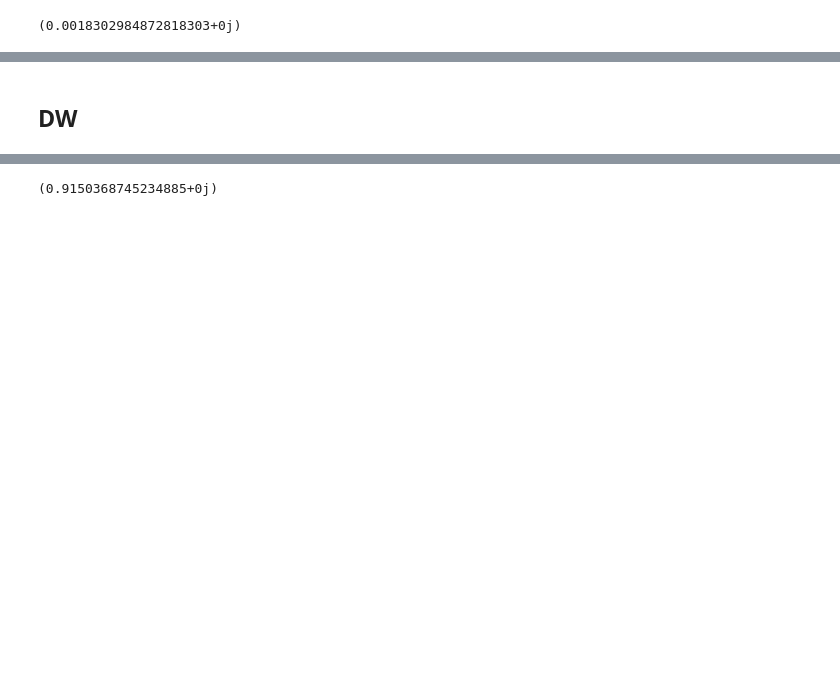
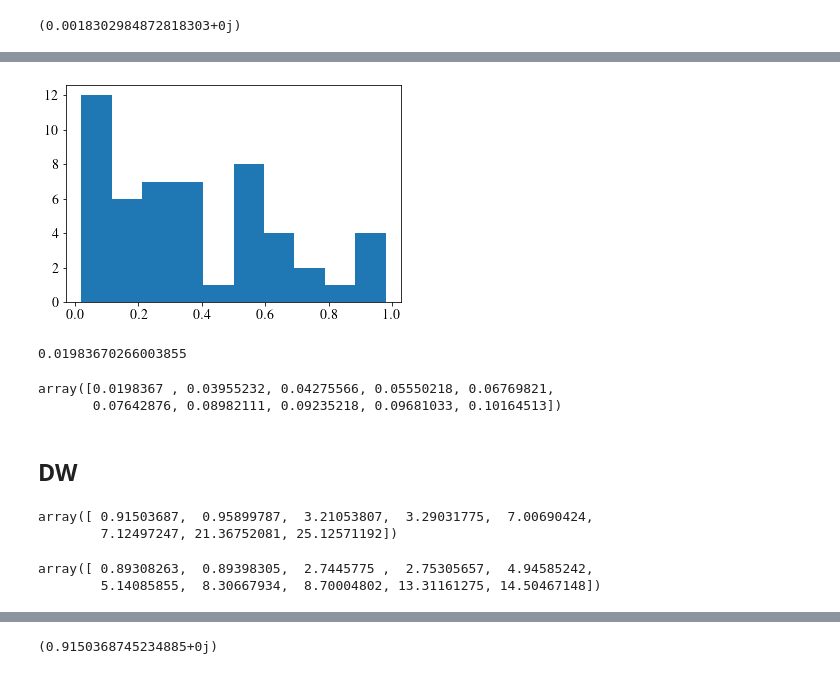
Before and after one commit to chrisculver/SUSY_QuantumComputing, a Jupyter notebook: tutorials/VQE.ipynb, the cells around one changed output, grey strips where cells are left out. Cells and saved outputs as stored; diff of their text form; code cells hidden in the pictures; blank space fills up the shorter version.

```diff
--- a/tutorials/VQE.ipynb
+++ b/tutorials/VQE.ipynb
@@ -166,3 +229,15 @@ print(result.eigenvalue)
+# %%
+n, bins, patches = plt.hist([i for i in data if i<1.0])
+plt.show()
+print(min(data))
+# %% [output]
+[figure, added]
+0.01983670266003855
+# %%
+np.sort(data)[0:10]
+# %% [output]
+array([0.0198367 , 0.03955232, 0.04275566, 0.05550218, 0.06769821,
+       0.07642876, 0.08982111, 0.09235218, 0.09681033, 0.10164513])
 # %% [markdown]
 ## DW
 # %%
@@ -175,0 +246,16 @@ hamDW = Hamiltonian(h_b_DW, h_f_DW, {m: 1, g:1, mu: 1},
+# %%
+hamDW = Hamiltonian(h_b_DW, h_f_DW, {m: 1, g:1, mu: 1},
+                    2**2, standard_encode)
+
+np.sort(np.linalg.eig(np.array(hamDW.hamMatrix,dtype=float))[0])[0:10]
+# %% [output]
+array([ 0.91503687,  0.95899787,  3.21053807,  3.29031775,  7.00690424,
+        7.12497247, 21.36752081, 25.12571192])
+# %%
+hamDW = Hamiltonian(h_b_DW, h_f_DW, {m: 1, g:1, mu: 1},
+                    2**3, standard_encode)
+
+np.sort(np.linalg.eig(np.array(hamDW.hamMatrix,dtype=float))[0])[0:10]
+# %% [output]
+array([ 0.89308263,  0.89398305,  2.7445775 ,  2.75305657,  4.94585242,
+        5.14085855,  8.30667934,  8.70004802, 13.31161275, 14.50467148])
```
Also changed, not shown: parts of 34 cells of this notebook.
